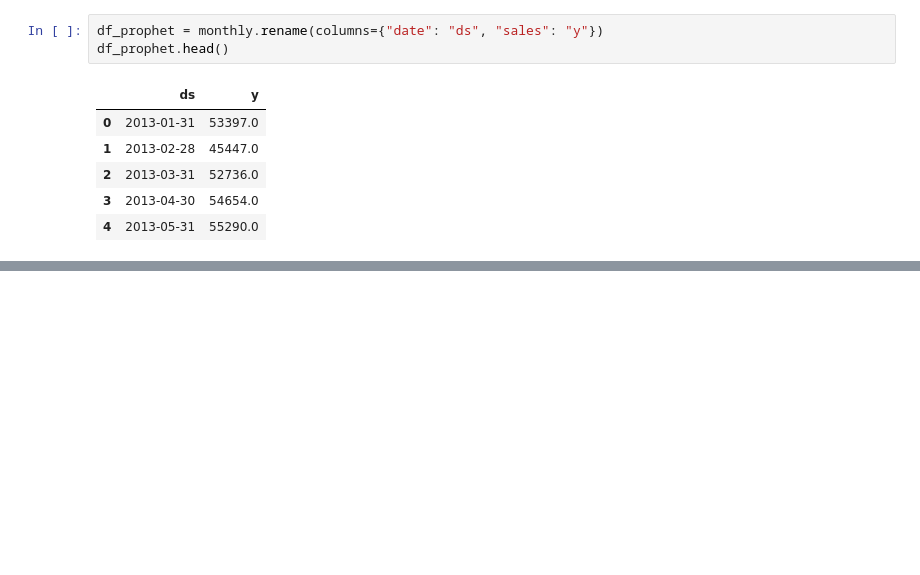
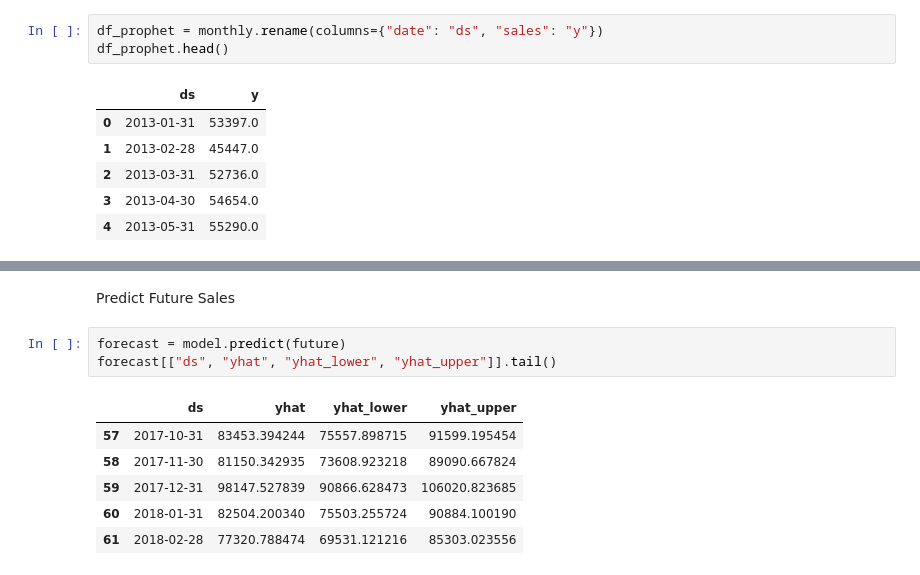
Before and after one commit to Praisedunmininu/sales-forecasting-app, a Jupyter notebook: notebook/eda.ipynb, the cells around one changed output, grey strips where cells are left out. Saved outputs shown, nothing was run; the diff lists cells and outputs as text; blank space fills up the shorter version.

```diff
--- a/notebook/eda.ipynb
+++ b/notebook/eda.ipynb
@@ -83,0 +107,12 @@ df_prophet.head()
+# %% [markdown]
+Predict Future Sales
+# %%
+forecast = model.predict(future)
+forecast[["ds", "yhat", "yhat_lower", "yhat_upper"]].tail()
+# %% [output]
+|  | ds | yhat | yhat_lower | yhat_upper |
+| 57 | 2017-10-31 | 83453.394244 | 75557.898715 | 91599.195454 |
+| 58 | 2017-11-30 | 81150.342935 | 73608.923218 | 89090.667824 |
+| 59 | 2017-12-31 | 98147.527839 | 90866.628473 | 106020.823685 |
+| 60 | 2018-01-31 | 82504.200340 | 75503.255724 | 90884.100190 |
+| 61 | 2018-02-28 | 77320.788474 | 69531.121216 | 85303.023556 |
```
Also changed, not shown: parts of 15 cells of this notebook.
